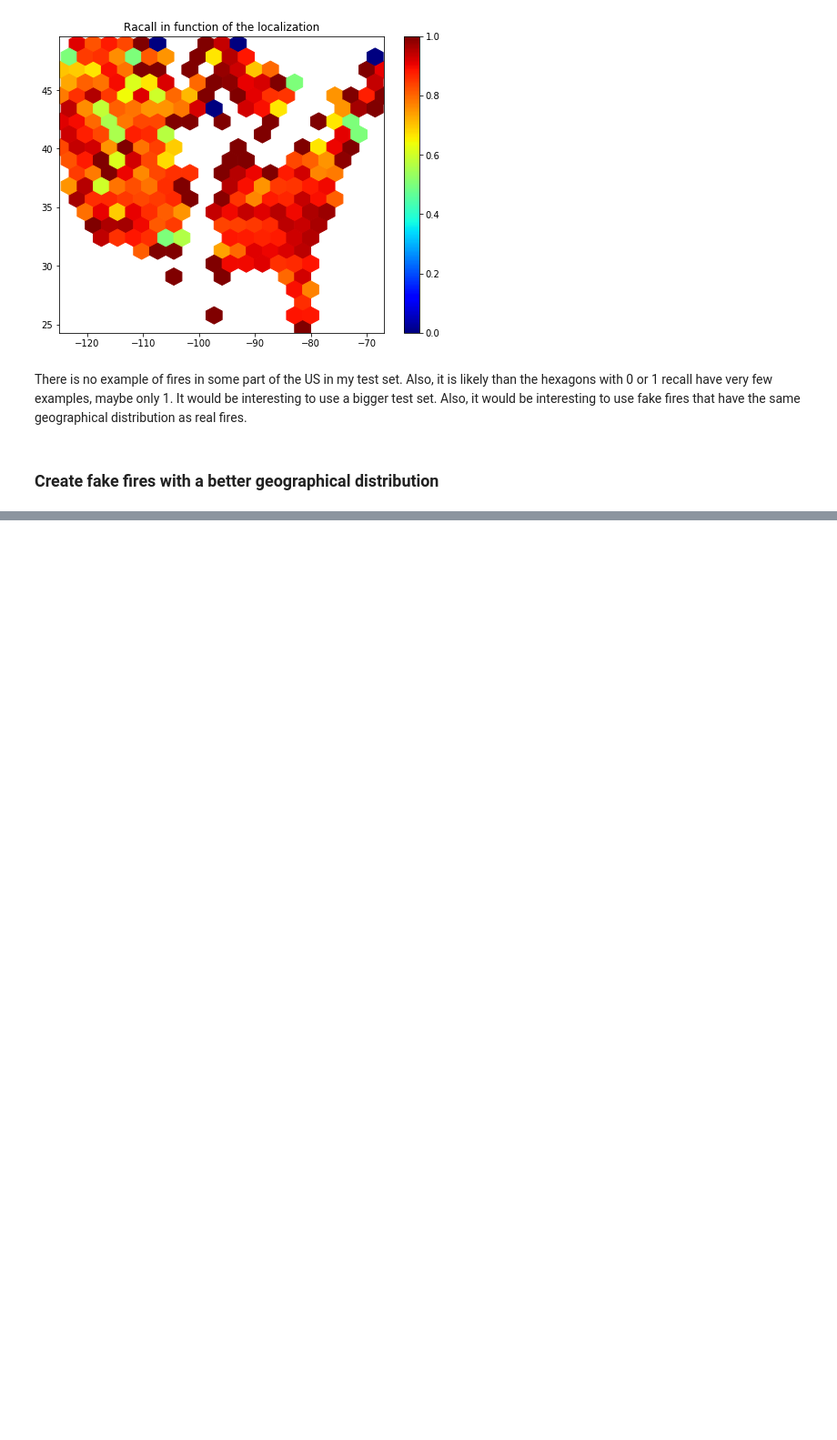
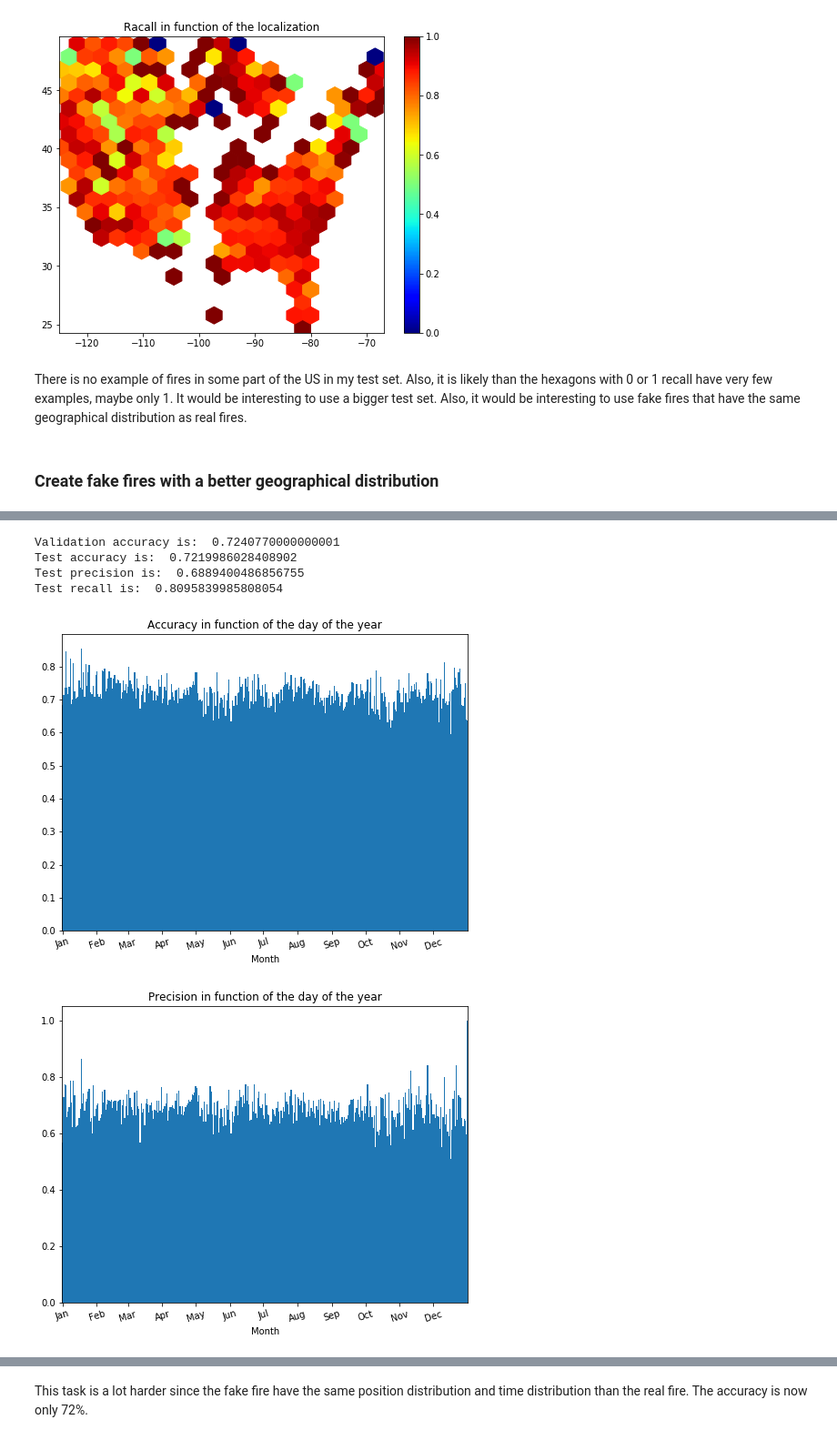
Before and after one commit to NicolasFerland/WildFire, a Jupyter notebook: Wildfire.ipynb, the cells around one changed output, grey strips where cells are left out. Shown at 91% size. Cells and saved outputs as stored; diff of their text form; code cells hidden in the pictures; blank space fills up the shorter version.

```diff
--- a/Wildfire.ipynb
+++ b/Wildfire.ipynb
@@ -992,8 +992,8 @@ def nday(year,month):
         return nday0[month-1]+1
 
 # Prepare input data
-weatherData = np.empty(365*nyear+nleapday,4925,4)
-itime = 0
+weatherData = np.empty((365*nyear+nleapday,4925,4))
+itime = -1
 for year in range(1992,1992+nyear):
   for month in range(1,13):
     for day in range(1,nday(year,month)):
@@ -1003,10 +1003,10 @@ for year in range(1992,1992+nyear):
         ds3 = rasterio.open('PRISMdaily\PRISM_tmean_stable_4kmD1_'+str(year)+str(month).zfill(2)+str(day).zfill(2)+'_bil.bil')
         ds4 = rasterio.open('PRISMdaily\PRISM_tmin_stable_4kmD1_'+str(year)+str(month).zfill(2)+str(day).zfill(2)+'_bil.bil')
         data = np.array([ds1.read(1),ds2.read(1),ds3.read(1),ds4.read(1)])
-        iloc = 0
+        iloc = -1
         for ix, iy in loc:
             iloc += 1
-            weatherData[itime,iloc] = (np.mean(ma.masked_equal(data[:,ybin[iy]:ybin[iy+1],xbin[ix]:xbin[ix+1]],-9999.),axis=(1,2)))
+            weatherData[itime,iloc,:] = (np.mean(ma.masked_equal(data[:,ybin[iy]:ybin[iy+1],xbin[ix]:xbin[ix+1]],-9999.),axis=(1,2)))
 
 np.save('FullweatherData', weatherData, allow_pickle=True, fix_imports=False)
 # %% [markdown]
@@ -2034,0 +2031,27 @@ Stopping. Best iteration:
+# %%
+y_pred3 = clf3.predict(X_test3.drop(['tarray','xybinarray'],axis=1).values)
+acc_df = X_test3[y_test3==y_pred3] # dataframe of the correctly labelled examples
+tp_df = X_test3[y_test3 & y_pred3] # true positive
+fp_df = X_test3[(~ y_test3) & y_pred3] # false positive
+fn_df = X_test3[y_test3 & (~ y_pred3)] # false negative
+
+print('Validation accuracy is: ', 1-0.275923)
+print('Test accuracy is: ', len(acc_df)/len(X_test3))
+print('Test precision is: ', len(tp_df)/(len(tp_df)+len(fp_df)))
+print('Test recall is: ', len(tp_df)/(len(tp_df)+len(fn_df)))
+
+dayplot2(acc_df,X_test3,'Accuracy')
+dayplot2(tp_df,pd.concat([tp_df,fp_df]),'Precision')
+dayplot2(tp_df,pd.concat([tp_df,fn_df]),'Recall')
+
+map_df = X_test3.copy()
+map_df['truth'] = y_test3
+map_df['pred'] = y_pred3
+mapplot2(map_df)
+# %% [output]
+Validation accuracy is:  0.7240770000000001
+Test accuracy is:  0.7219986028408902
+Test precision is:  0.6889400486856755
+Test recall is:  0.8095839985808054
+[figure, added]
+[figure, added]
@@ -2034,0 +2060,2 @@ Stopping. Best iteration:
+# %% [markdown]
+This task is a lot harder since the fake fire have the same position distribution and time distribution than the real fire. The accuracy is now only 72%.
```
Also changed, not shown: parts of 4 cells of this notebook.
